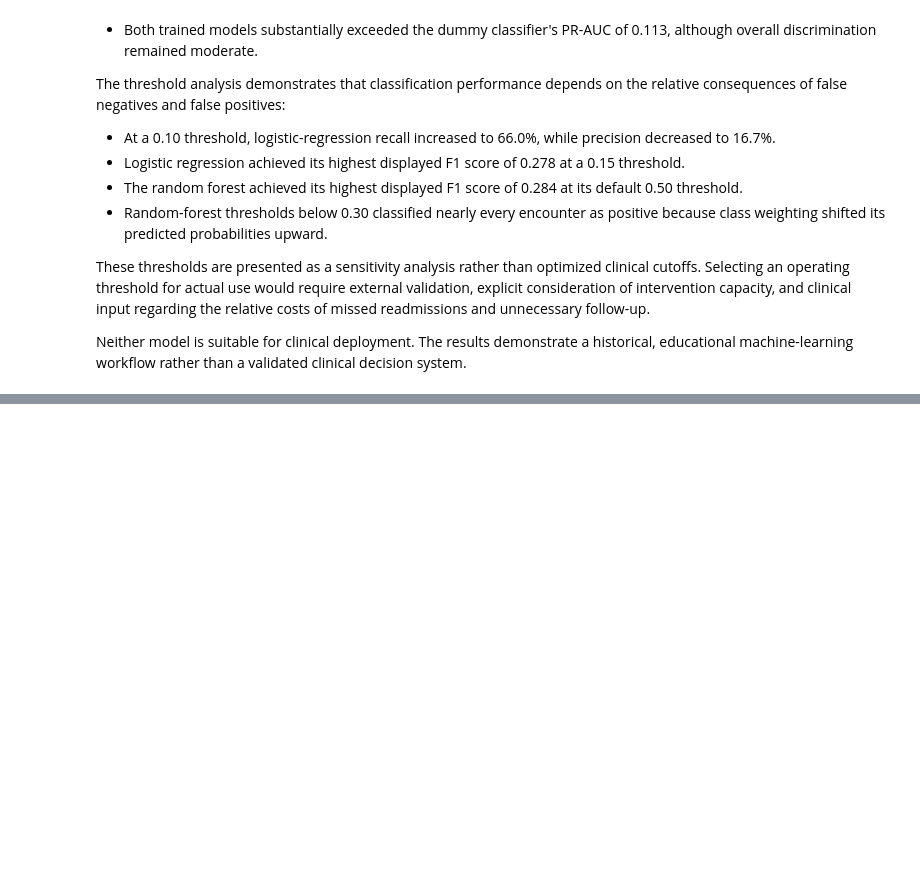
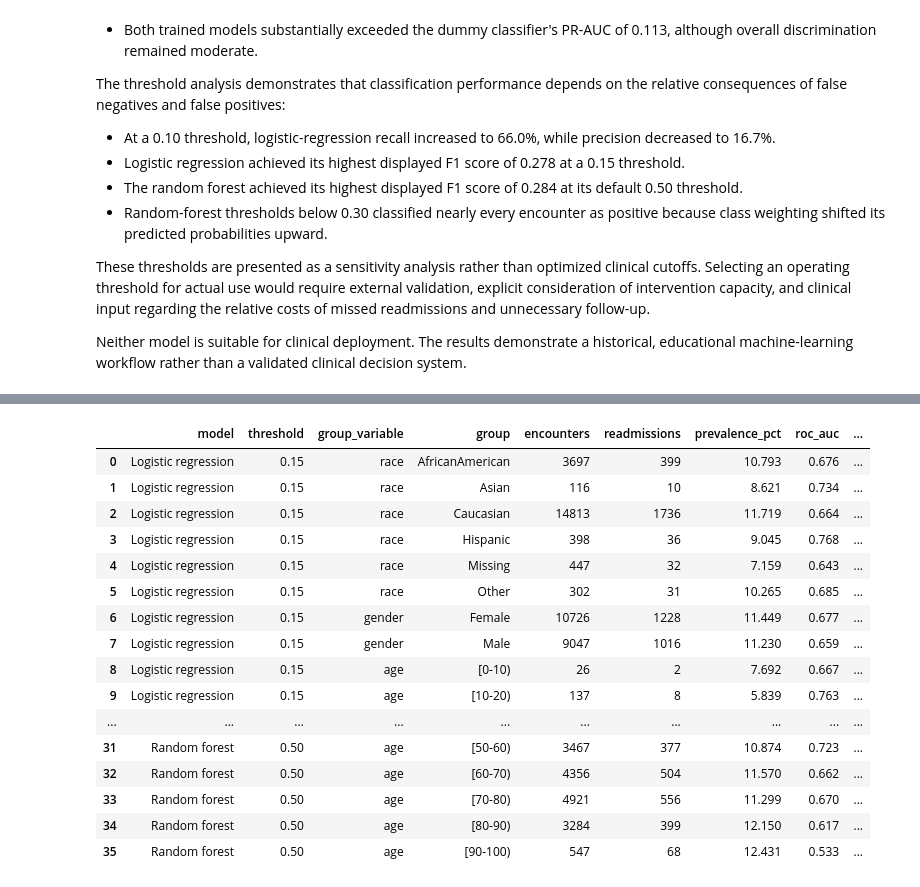
Before and after one commit to adanyabaileyportfolio/hospital_readmission_prediction, a Jupyter notebook: notebooks/03_modeling.ipynb, the cells around one changed output, grey strips where cells are left out. Cells and saved outputs as stored; diff of their text form; code cells hidden in the pictures; blank space fills up the shorter version.

```diff
--- a/notebooks/03_modeling.ipynb
+++ b/notebooks/03_modeling.ipynb
@@ -652,0 +931,58 @@ Neither model is suitable for clinical deployment. The results demonstrate a his
+# %%
+audit_models = {
+    "Logistic regression": {
+        "threshold": 0.15,
+        "probabilities": predicted_probabilities[
+            "Logistic regression"
+        ]
+    },
+    "Random forest": {
+        "threshold": 0.50,
+        "probabilities": predicted_probabilities[
+            "Random forest"
+        ]
+    }
+}
+
+subgroup_results = []
+
+for model_name, model_details in audit_models.items():
+    for group_column in ["race", "gender", "age"]:
+        results = subgroup_metrics(
+            model_name=model_name,
+            probabilities=model_details["probabilities"],
+            threshold=model_details["threshold"],
+            group_column=group_column
+        )
+
+        subgroup_results.append(results)
+
+subgroup_results = pd.concat(
+    subgroup_results,
+    ignore_index=True
+)
+
+subgroup_results.to_csv(
+    tables_path / "subgroup_performance.csv",
+    index=False
+)
+
+subgroup_results.round(3)
+# %% [output]
+|  | model | threshold | group_variable | group | encounters | readmissions | prevalence_pct | roc_auc | ... |
+| 0 | Logistic regression | 0.15 | race | AfricanAmerican | 3697 | 399 | 10.793 | 0.676 | ... |
+| 1 | Logistic regression | 0.15 | race | Asian | 116 | 10 | 8.621 | 0.734 | ... |
+| 2 | Logistic regression | 0.15 | race | Caucasian | 14813 | 1736 | 11.719 | 0.664 | ... |
+| 3 | Logistic regression | 0.15 | race | Hispanic | 398 | 36 | 9.045 | 0.768 | ... |
+| 4 | Logistic regression | 0.15 | race | Missing | 447 | 32 | 7.159 | 0.643 | ... |
+| 5 | Logistic regression | 0.15 | race | Other | 302 | 31 | 10.265 | 0.685 | ... |
+| 6 | Logistic regression | 0.15 | gender | Female | 10726 | 1228 | 11.449 | 0.677 | ... |
+| 7 | Logistic regression | 0.15 | gender | Male | 9047 | 1016 | 11.230 | 0.659 | ... |
+| 8 | Logistic regression | 0.15 | age | [0-10) | 26 | 2 | 7.692 | 0.667 | ... |
+| 9 | Logistic regression | 0.15 | age | [10-20) | 137 | 8 | 5.839 | 0.763 | ... |
+| ... | ... | ... | ... | ... | ... | ... | ... | ... | ... |
+| 31 | Random forest | 0.50 | age | [50-60) | 3467 | 377 | 10.874 | 0.723 | ... |
+| 32 | Random forest | 0.50 | age | [60-70) | 4356 | 504 | 11.570 | 0.662 | ... |
+| 33 | Random forest | 0.50 | age | [70-80) | 4921 | 556 | 11.299 | 0.670 | ... |
+| 34 | Random forest | 0.50 | age | [80-90) | 3284 | 399 | 12.150 | 0.617 | ... |
+| 35 | Random forest | 0.50 | age | [90-100) | 547 | 68 | 12.431 | 0.533 | ... |
```
Also changed, not shown: parts of 9 cells of this notebook, 6 other files.
